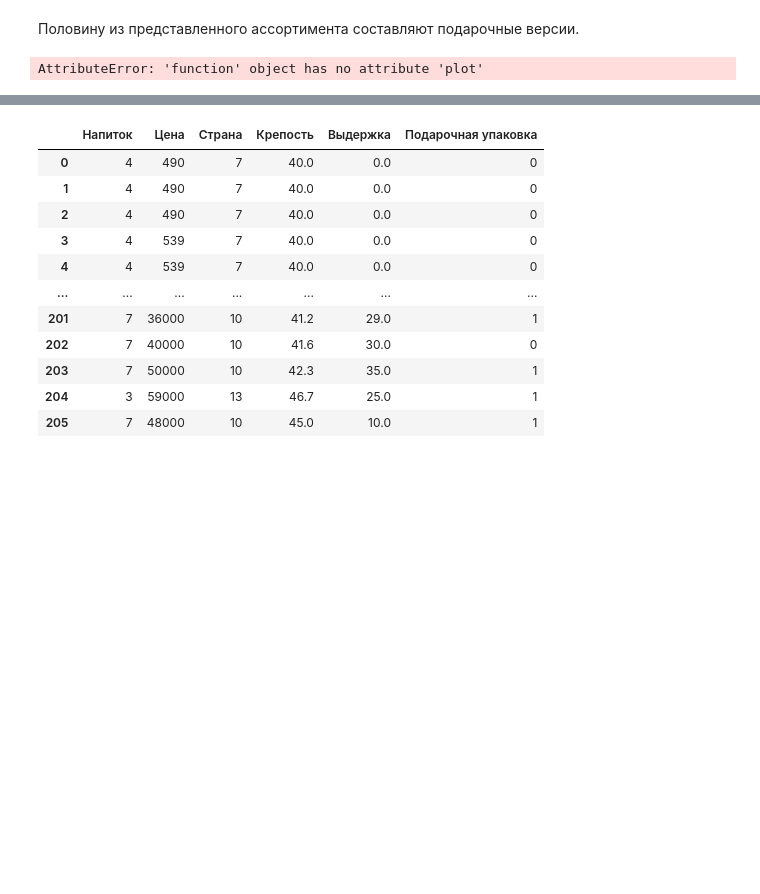
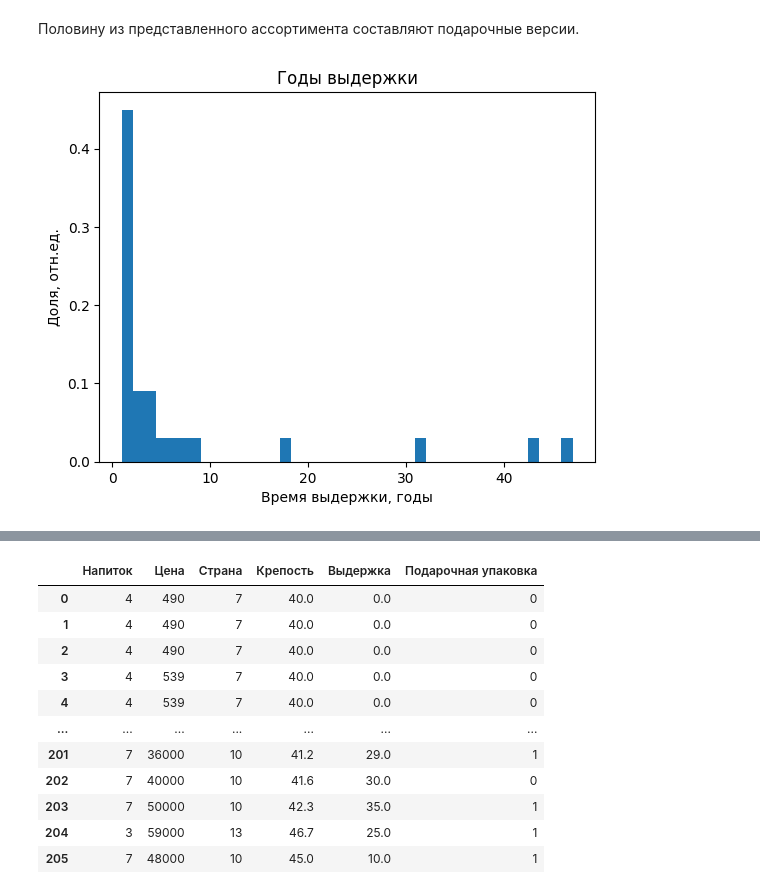
Before and after one commit to avkolchin1995/Spirits-Clustering, a Jupyter notebook: Spirits-Clustering.ipynb, the cells around one changed output, grey strips where cells are left out. Cells and saved outputs as stored; diff of their text form; code cells hidden in the pictures; blank space fills up the shorter version.

```diff
--- a/Spirits-Clustering.ipynb
+++ b/Spirits-Clustering.ipynb
@@ -121,6 +121,10 @@ plt.show()
 Половину из представленного ассортимента составляют подарочные версии.
 # %%
 # Распределение годов выдержки
-df['Выдержка'].value_counts().plot.hist()
+df['Выдержка'].value_counts().plot.hist(bins=40, density=True)
+plt.title('Годы выдержки')
+plt.ylabel('Доля, отн.ед.')
+plt.xlabel('Время выдержки, годы')
+plt.show()
 # %% [output]
-AttributeError: 'function' object has no attribute 'plot'
+[figure, added]
```
Also changed, not shown: parts of 2 cells of this notebook.
